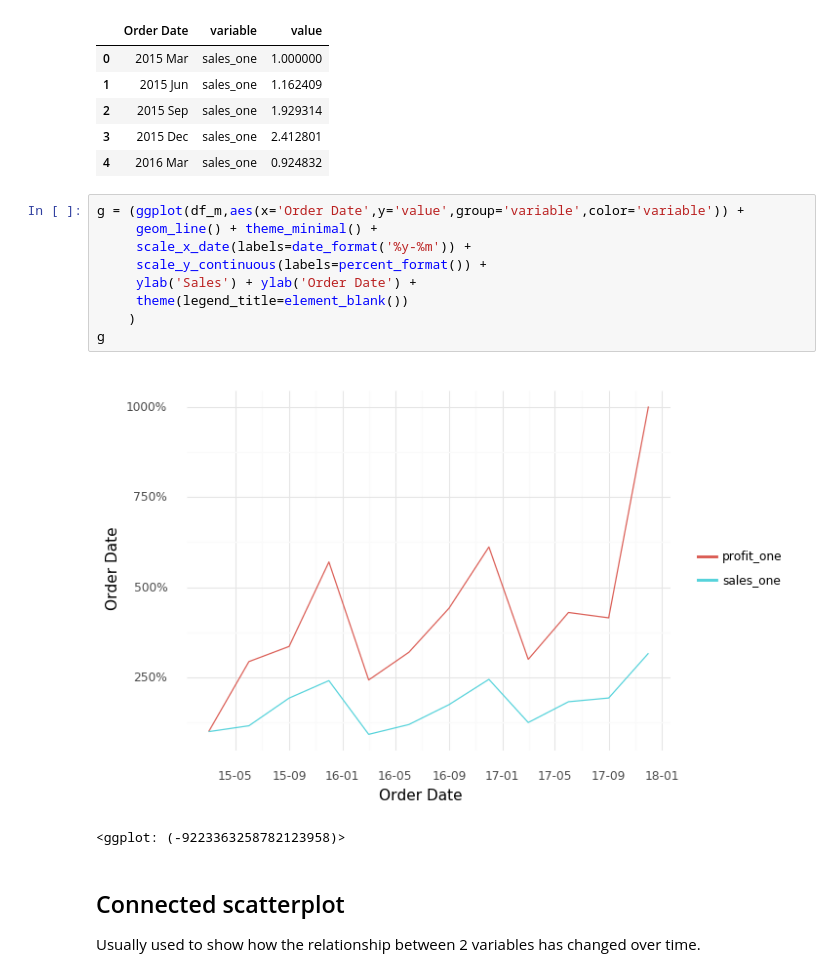
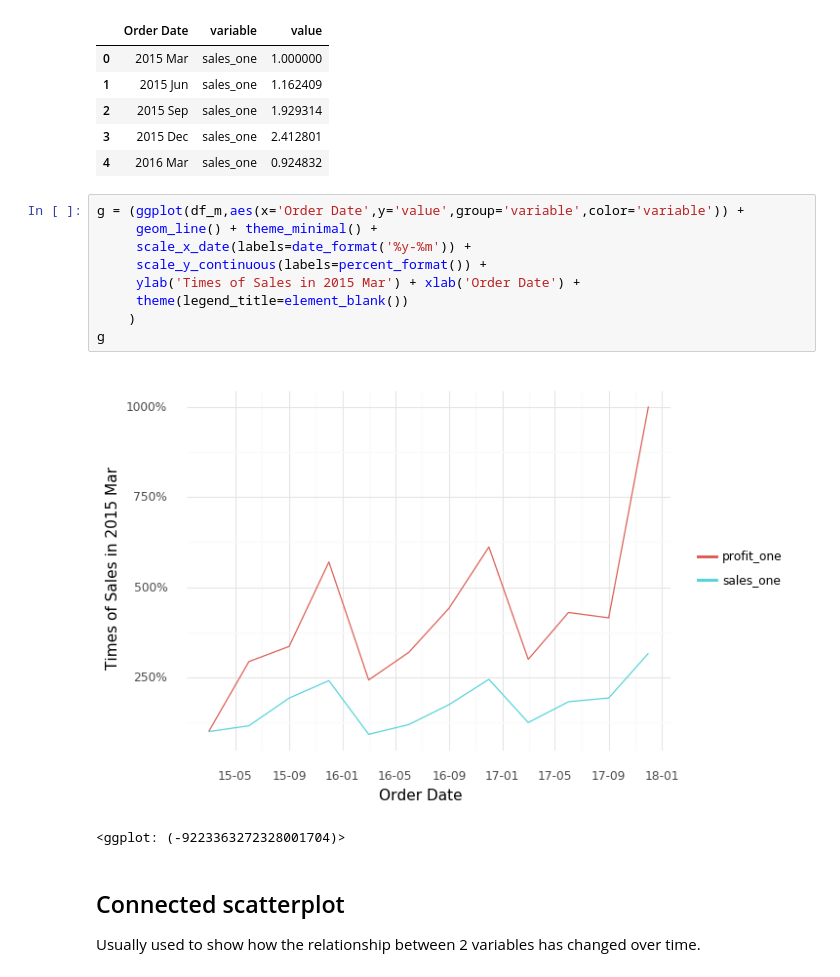
Before and after one commit to cstorm125/viztech, a Jupyter notebook: correlation.ipynb, the cells around one changed output. Cells and saved outputs as stored; diff of their text form.

Commit message:
change-over-time done

```diff
--- a/correlation.ipynb
+++ b/correlation.ipynb
@@ -109,15 +110,15 @@ df_m.head()
 # %%
 g = (ggplot(df_m,aes(x='Order Date',y='value',group='variable',color='variable')) +
      geom_line() + theme_minimal() +
      scale_x_date(labels=date_format('%y-%m')) +
      scale_y_continuous(labels=percent_format()) +
-     ylab('Sales') + ylab('Order Date') +
+     ylab('Times of Sales in 2015 Mar') + xlab('Order Date') +
      theme(legend_title=element_blank())
     )
 g
 # %% [output]
-[figure, old version]
+[figure, new version]
-<ggplot: (-9223363258782123958)>
+<ggplot: (-9223363272328001704)>
 # %% [markdown]
 ## Connected scatterplot
 Usually used to show how the relationship between 2 variables has changed over time.
```
Also changed, not shown: parts of 7 cells of this notebook, 10 other files.
